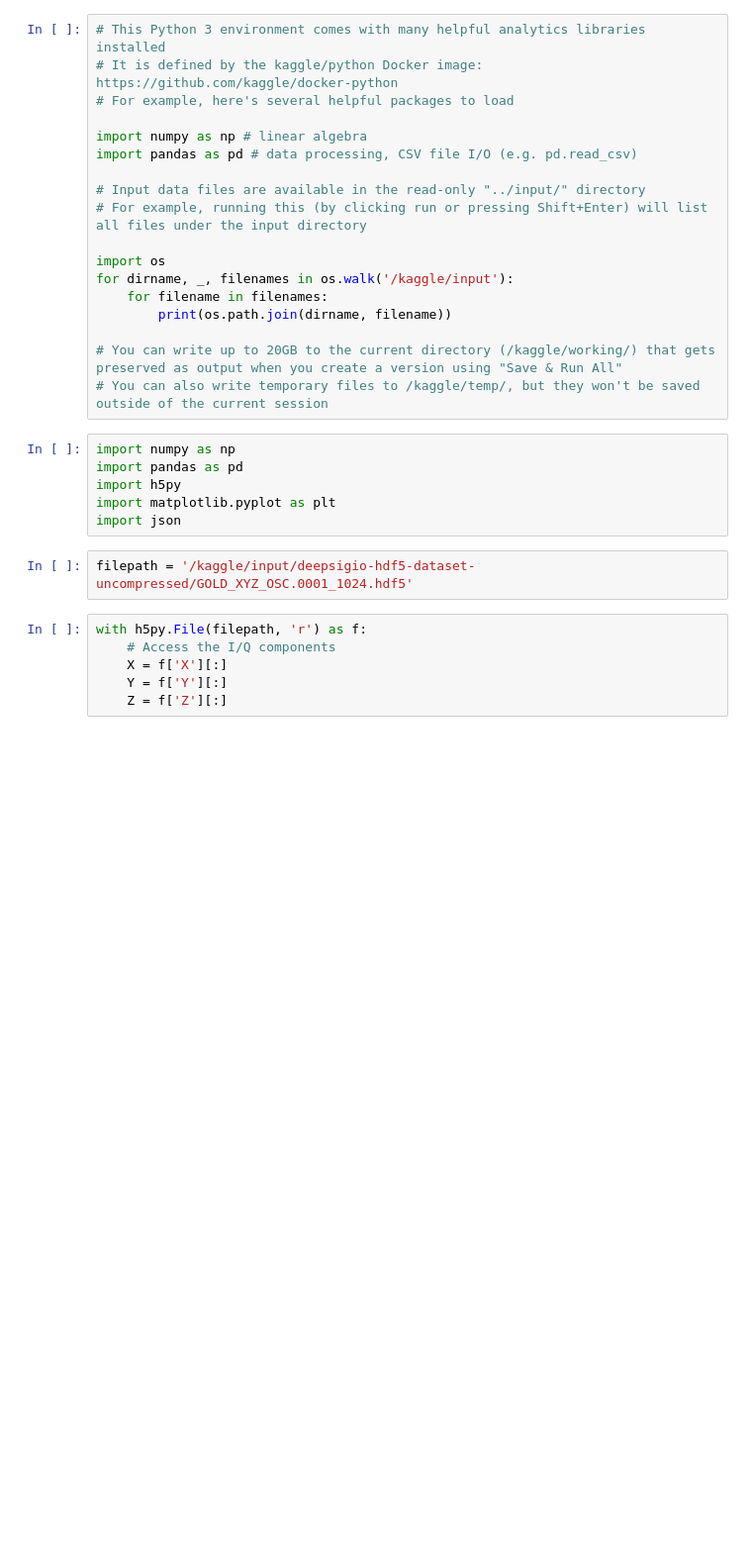
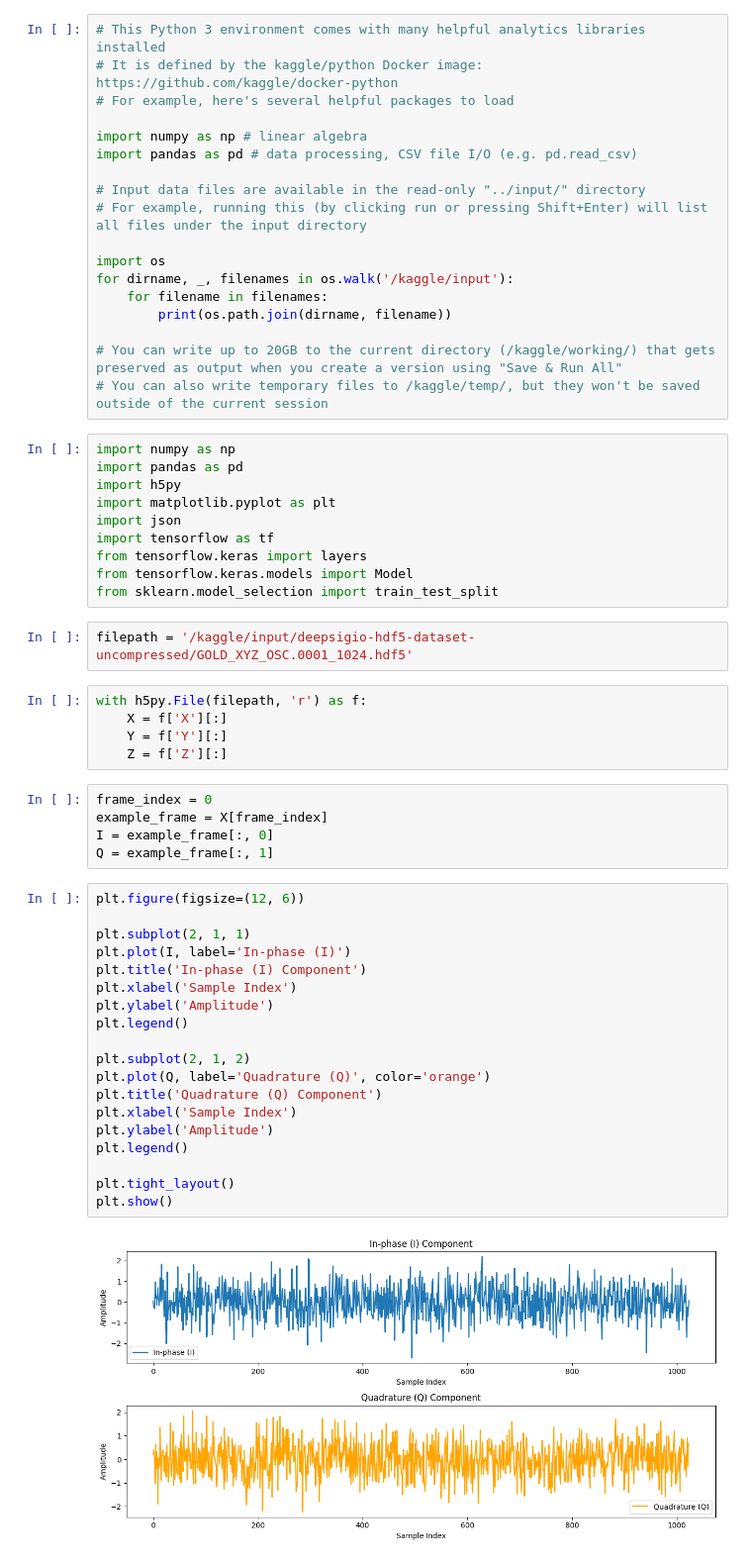
Before and after one commit to Narasim/Python_DLDS, a Jupyter notebook: signal_processing.ipynb, the cells around one changed output. Shown: that part at 99% size. Cells and saved outputs as stored; diff of their text form; blank space fills up the shorter version.

```diff
--- a/signal_processing.ipynb
+++ b/signal_processing.ipynb
@@ -22,11 +22,40 @@ import pandas as pd
 import h5py
 import matplotlib.pyplot as plt
 import json
+import tensorflow as tf
+from tensorflow.keras import layers
+from tensorflow.keras.models import Model
+from sklearn.model_selection import train_test_split
 # %%
 filepath = '/kaggle/input/deepsigio-hdf5-dataset-uncompressed/GOLD_XYZ_OSC.0001_1024.hdf5'
 # %%
 with h5py.File(filepath, 'r') as f:
-    # Access the I/Q components
     X = f['X'][:]
     Y = f['Y'][:]
     Z = f['Z'][:]
+# %%
+frame_index = 0
+example_frame = X[frame_index]
+I = example_frame[:, 0]
+Q = example_frame[:, 1]
+# %%
+plt.figure(figsize=(12, 6))
+
+plt.subplot(2, 1, 1)
+plt.plot(I, label='In-phase (I)')
+plt.title('In-phase (I) Component')
+plt.xlabel('Sample Index')
+plt.ylabel('Amplitude')
+plt.legend()
+
+plt.subplot(2, 1, 2)
+plt.plot(Q, label='Quadrature (Q)', color='orange')
+plt.title('Quadrature (Q) Component')
+plt.xlabel('Sample Index')
+plt.ylabel('Amplitude')
+plt.legend()
+
+plt.tight_layout()
+plt.show()
+# %% [output]
+[figure, added]
```
Also changed, not shown: parts of 2 cells of this notebook.
